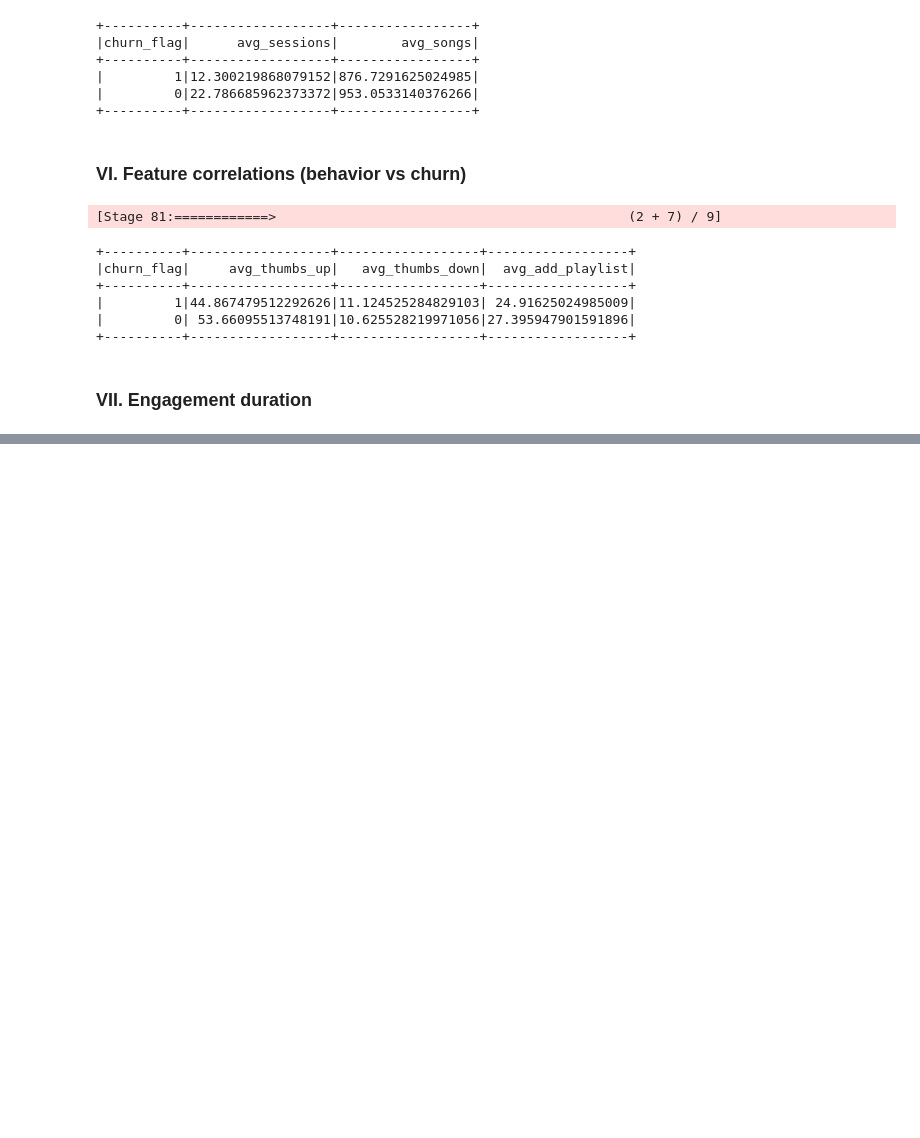
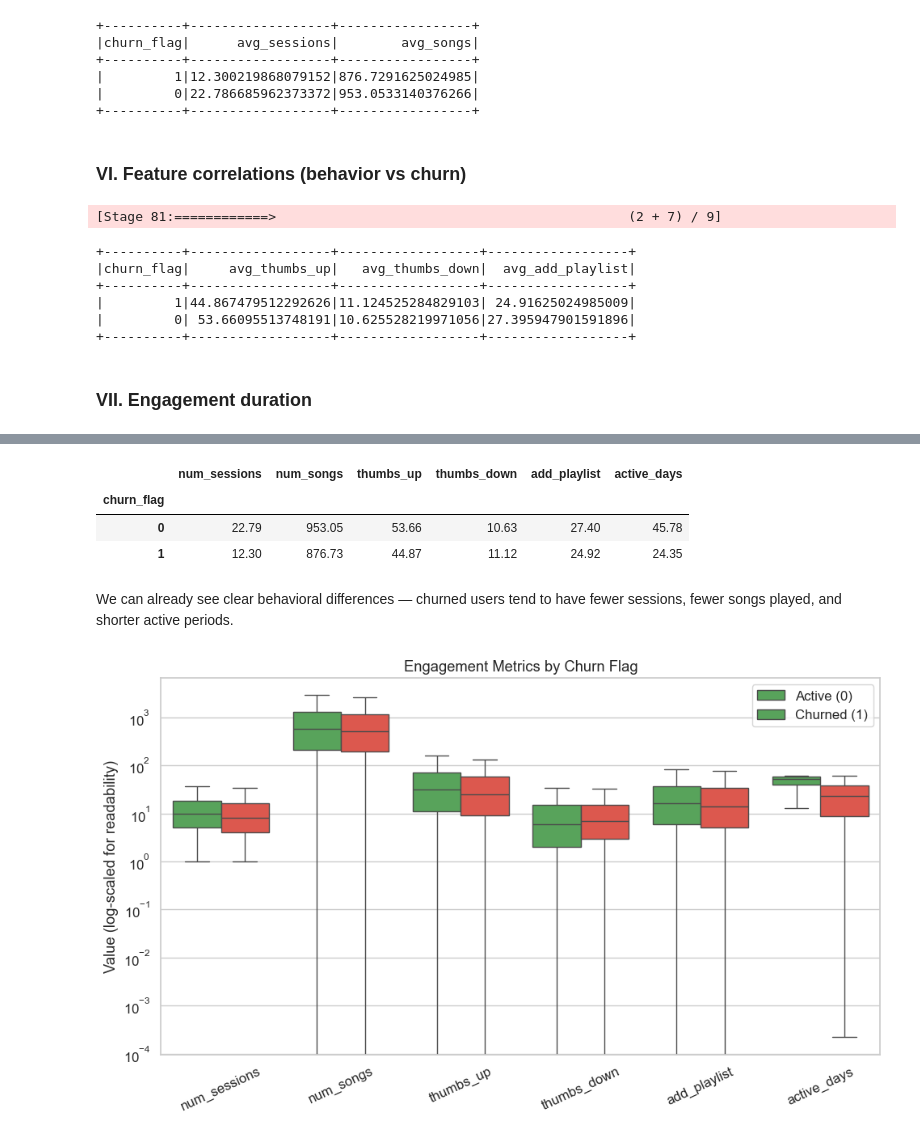
Before and after one commit to ZlataSparrow/Churn_Risk_Classification, a Jupyter notebook: notebook/02_EDA.ipynb, the cells around one changed output, grey strips where cells are left out. Drawn from its saved outputs; the diff is of its cells as text; code cells hidden in the pictures; blank space fills up the shorter version.

```diff
--- a/notebook/02_EDA.ipynb
+++ b/notebook/02_EDA.ipynb
@@ -368,0 +326,18 @@ Passing `palette` without assigning `hue` is deprecated and will be removed in v
+# %%
+# Aggregate engagement features per user
+engagement_df = (
+    data.groupBy("userId", "churn_flag")
+        .agg(
+            F.countDistinct("sessionId").alias("num_sessions"),
+            F.count(F.when(F.col("page") == "NextSong", True)).alias("num_songs"),
+            F.count(F.when(F.col("page") == "Thumbs Up", True)).alias("thumbs_up"),
+            F.count(F.when(F.col("page") == "Thumbs Down", True)).alias("thumbs_down"),
+            F.count(F.when(F.col("page") == "Add to Playlist", True)).alias("add_playlist"),
+            (F.max("ts") - F.min("ts")).alias("active_span_ms")
+        )
+        .withColumn("active_days", (F.col("active_span_ms") / (1000 * 60 * 60 * 24)))
+)
+
+# Convert to pandas for visualization
+engagement_pdf = engagement_df.toPandas()
+engagement_pdf.head()
@@ -368,0 +351,41 @@ Passing `palette` without assigning `hue` is deprecated and will be removed in v
+# %%
+summary_stats = (
+    engagement_pdf.groupby("churn_flag")
+    [["num_sessions", "num_songs", "thumbs_up", "thumbs_down", "add_playlist", "active_days"]]
+    .mean()
+    .round(2)
+)
+summary_stats
+# %% [output]
+|  | num_sessions | num_songs | thumbs_up | thumbs_down | add_playlist | active_days |
+| churn_flag |  |  |  |  |  |  |
+| 0 | 22.79 | 953.05 | 53.66 | 10.63 | 27.40 | 45.78 |
+| 1 | 12.30 | 876.73 | 44.87 | 11.12 | 24.92 | 24.35 |
+# %% [markdown]
+We can already see clear behavioral differences — churned users tend to have fewer sessions, fewer songs played, and shorter active periods.
+# %%
+import matplotlib.pyplot as plt
+import seaborn as sns
+
+sns.set(style="whitegrid", font_scale=1.1)
+plt.figure(figsize=(10,6))
+
+melted = engagement_pdf.melt(
+    id_vars="churn_flag",
+    value_vars=["num_sessions", "num_songs", "thumbs_up", "thumbs_down", "add_playlist", "active_days"],
+    var_name="metric", value_name="value"
+)
+
+sns.boxplot(data=melted, x="metric", y="value", hue="churn_flag",
+            palette={0: "#4CAF50", 1: "#F44336"}, showfliers=False)
+
+plt.title("Engagement Metrics by Churn Flag")
+plt.xlabel("")
+plt.ylabel("Value (log-scaled for readability)")
+plt.yscale("log")
+plt.legend(["Active (0)", "Churned (1)"])
+plt.xticks(rotation=25)
+plt.tight_layout()
+plt.show()
+# %% [output]
+[figure, added]
```
Also changed, not shown: parts of 38 cells of this notebook.
